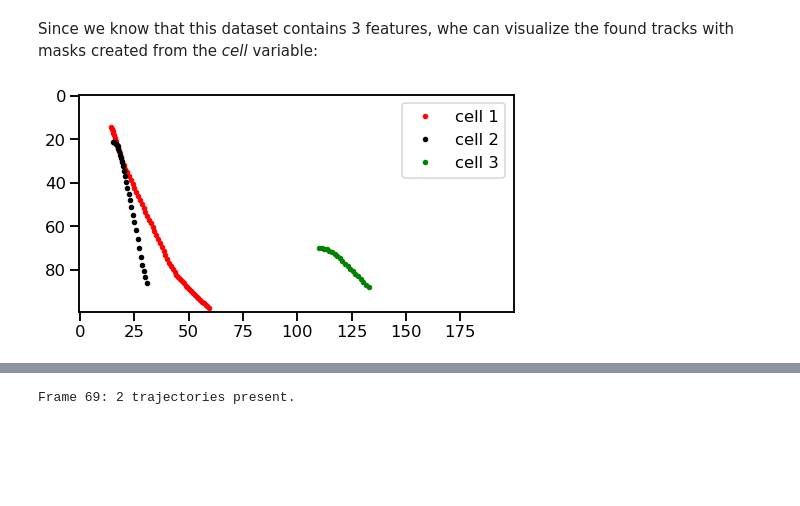
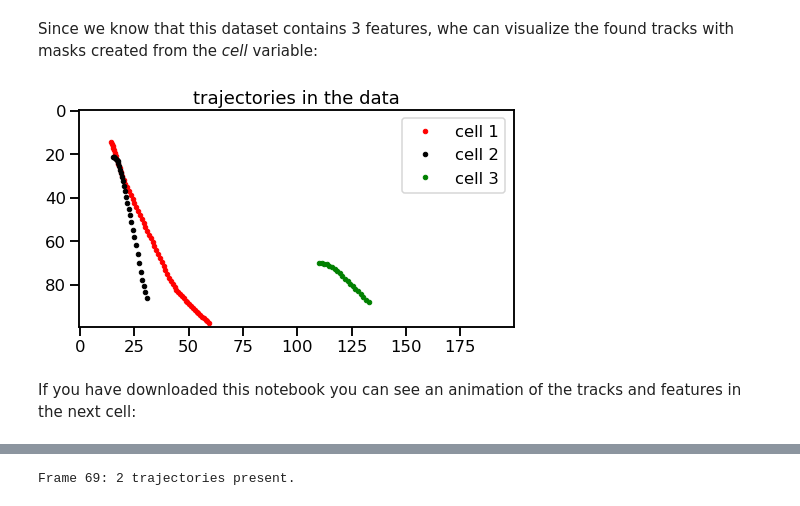
Before and after one commit to tobac-project/tobac-tutorials, a Jupyter notebook: tutorials/Basics/Linking.ipynb, the cells around one changed output, grey strips where cells are left out. Saved outputs shown, nothing was run; the diff lists cells and outputs as text; code cells hidden in the pictures; blank space fills up the shorter version.

```diff
--- a/tutorials/Basics/Linking.ipynb
+++ b/tutorials/Basics/Linking.ipynb
@@ -51,15 +49,18 @@ Since we know that this dataset contains 3 features, whe can visualize the found
 # %%
 mask_1 = track['cell'] == 1
 mask_2 = track['cell'] == 2
 mask_3 = track['cell'] == 3
 
 fig, ax = plt.subplots(ncols = 1, nrows = 1, figsize = (8, 4))
 
+ax.set_title('trajectories in the data')
 ax.imshow(data[0], alpha = 0)
 ax.plot(track.where(mask_1)['hdim_2'], track.where(mask_1)['hdim_1'], 'r.', label = 'cell 1')
 ax.plot(track.where(mask_2)['hdim_2'], track.where(mask_2)['hdim_1'], 'k.', label = 'cell 2')
 ax.plot(track.where(mask_3)['hdim_2'], track.where(mask_3)['hdim_1'], 'g.', label = 'cell 3')
 ax.legend()
 plt.show()
 # %% [output]
-[figure, old version]
+[figure, new version]
+# %% [markdown]
+If you have downloaded this notebook you can see an animation of the tracks and features in the next cell:
```
Also changed, not shown: parts of 38 cells of this notebook.
